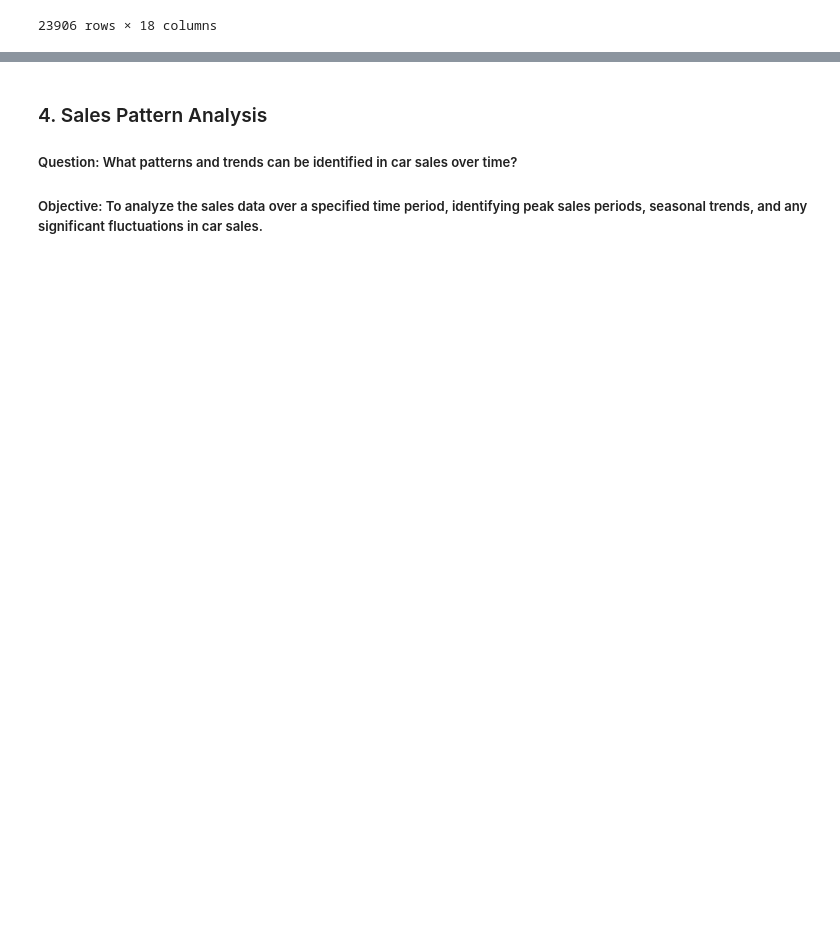
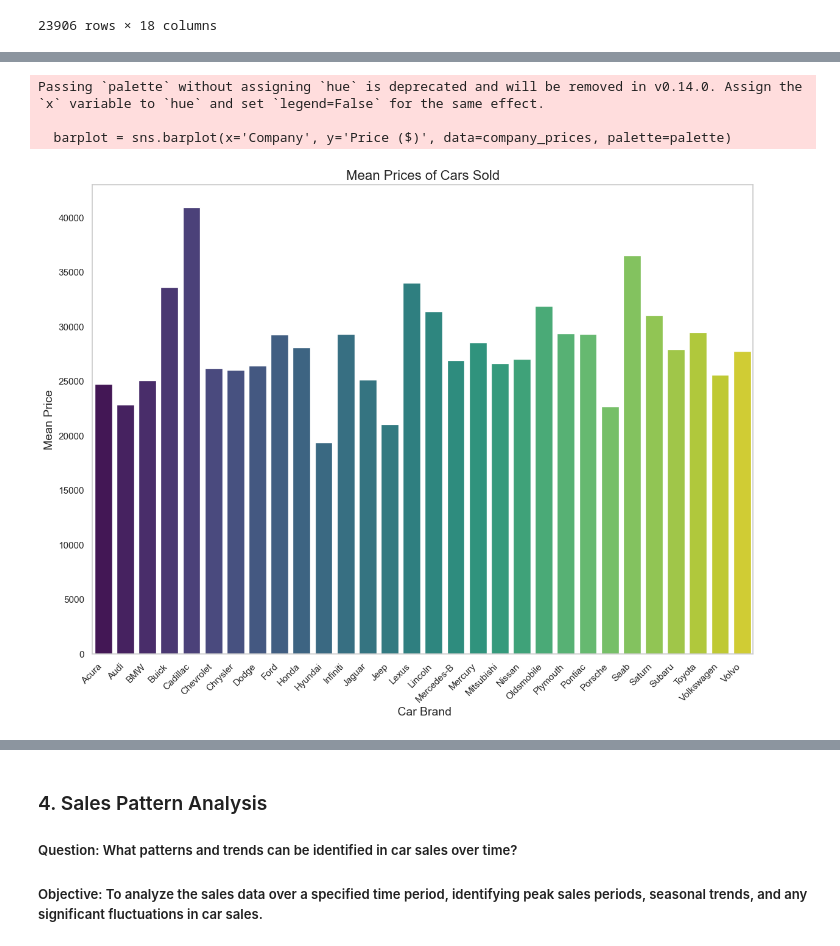
Before and after one commit to ikwabia/Car-Sales-, a Jupyter notebook: car_analysis.ipynb, the cells around one changed output, grey strips where cells are left out. Cells and saved outputs as stored; diff of their text form; code cells hidden in the pictures; blank space fills up the shorter version.

```diff
--- a/car_analysis.ipynb
+++ b/car_analysis.ipynb
@@ -293,0 +302,16 @@ model_transmission_price
+# %%
+sns.set(style="whitegrid")
+palette = sns.color_palette("viridis", len(company_prices))
+plt.figure(figsize=(14, 10))
+barplot = sns.barplot(x='Company', y='Price ($)', data=company_prices, palette=palette)
+plt.xlabel(' Car Brand', fontsize=14)
+plt.ylabel('Mean Price', fontsize=14)
+plt.title('Mean Prices of Cars Sold', fontsize=16)
+plt.xticks(rotation=45, ha='right')
+plt.grid(False)
+plt.show()
+# %% [output]
+Passing `palette` without assigning `hue` is deprecated and will be removed in v0.14.0. Assign the `x` variable to `hue` and set `legend=False` for the same effect.
+
+  barplot = sns.barplot(x='Company', y='Price ($)', data=company_prices, palette=palette)
+[figure, added]
```
Also changed, not shown: parts of 13 cells of this notebook.
